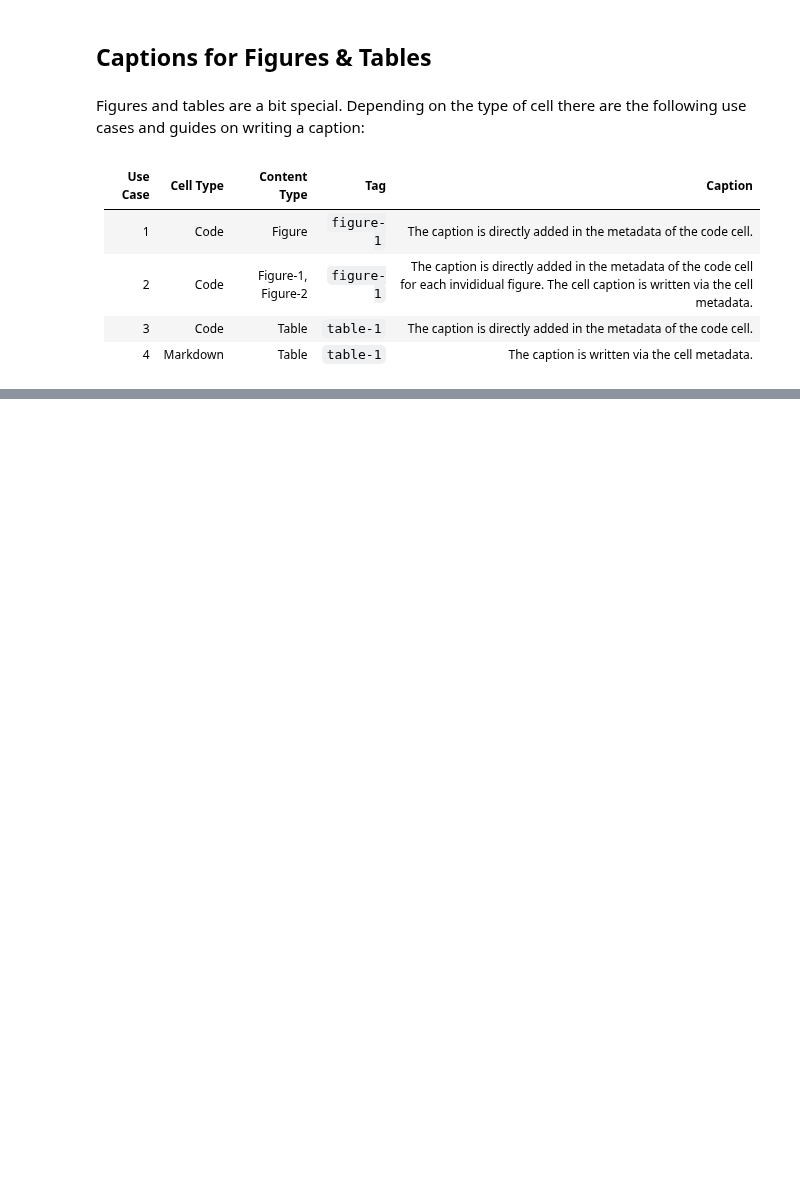
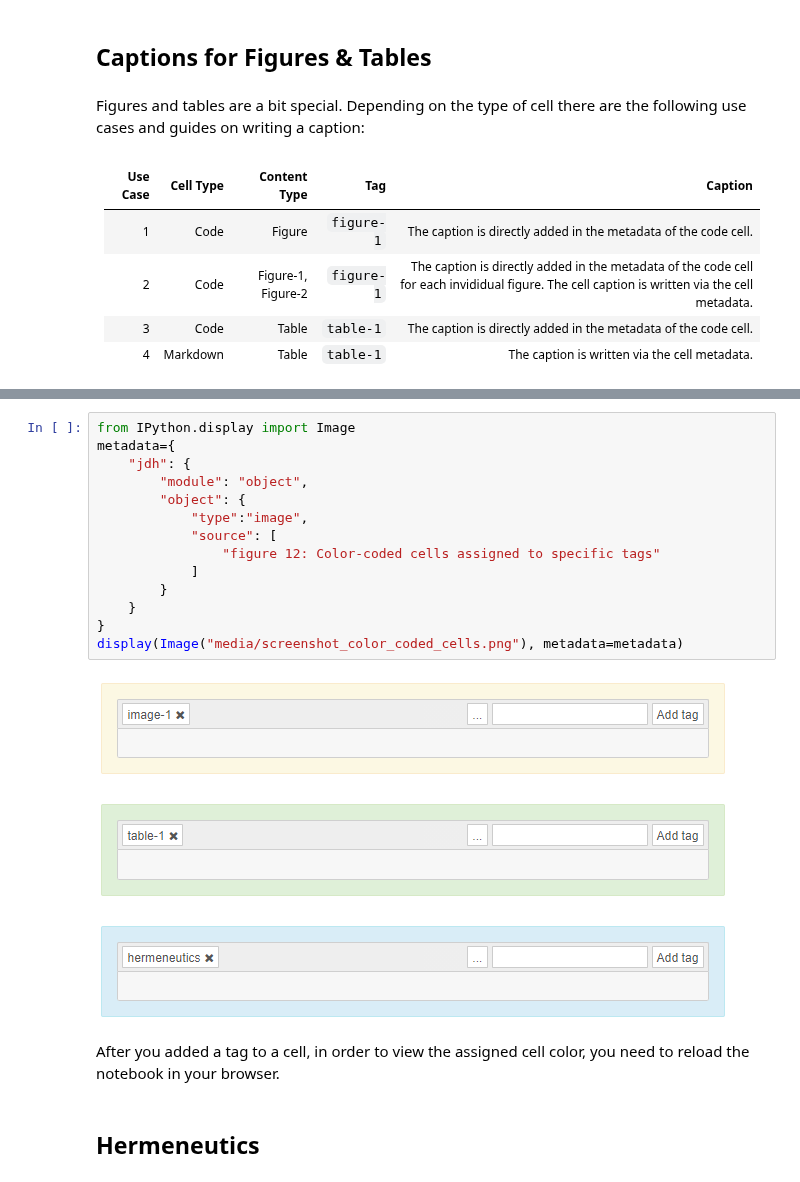
Before and after one commit to C2DH/jdh-notebook, a Jupyter notebook: examples/Author_Guideline/Author_Guideline_1.ipynb, the cells around one changed output, grey strips where cells are left out. Drawn from its saved outputs; the diff is of its cells as text; blank space fills up the shorter version.

```diff
--- a/examples/Author_Guideline/Author_Guideline_1.ipynb
+++ b/examples/Author_Guideline/Author_Guideline_1.ipynb
@@ -290,0 +373,20 @@ In order to add a caption (title and copyright), we use **metadata** which will
+# %%
+from IPython.display import Image
+metadata={
+    "jdh": {
+        "module": "object",
+        "object": {
+            "type":"image",
+            "source": [
+                "figure 12: Color-coded cells assigned to specific tags"
+            ]
+        }
+    }
+}
+display(Image("media/screenshot_color_coded_cells.png"), metadata=metadata)
+# %% [output]
+[figure, added]
+# %% [markdown]
+After you added a tag to a cell, in order to view the assigned cell color, you need to reload the notebook in your browser.
+# %% [markdown]
+## Hermeneutics
```
Also changed, not shown: parts of 19 cells of this notebook, 5 other files.
